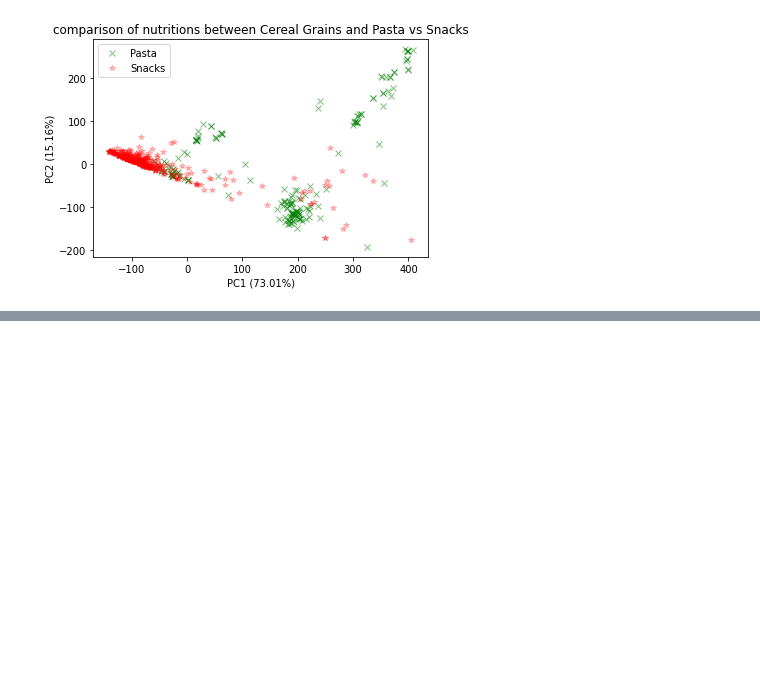
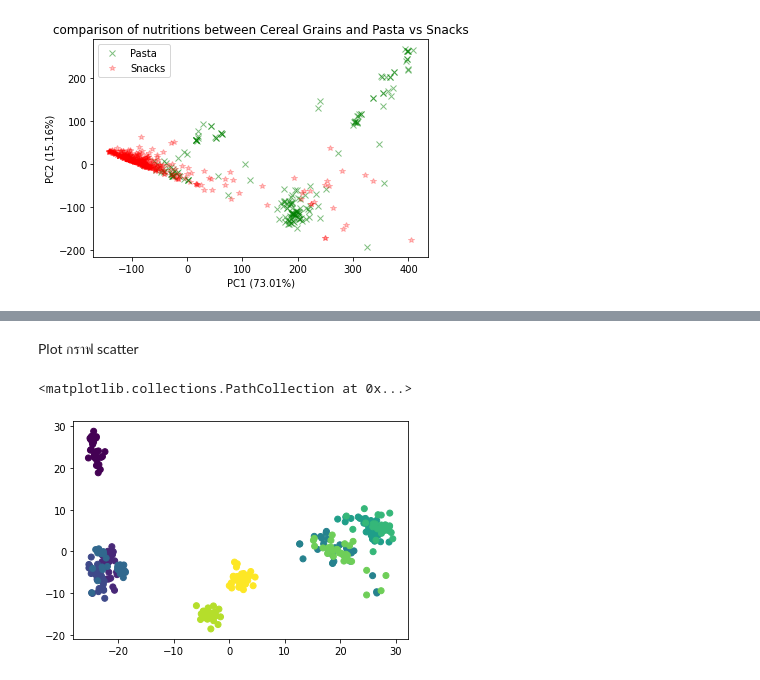
Before and after one commit to Wikanes-k/multivariate, a Jupyter notebook: Exam01.ipynb, the cells around one changed output, grey strips where cells are left out. Saved outputs shown, nothing was run; the diff lists cells and outputs as text; code cells hidden in the pictures; blank space fills up the shorter version.

```diff
--- a/Exam01.ipynb
+++ b/Exam01.ipynb
@@ -349,0 +508,3 @@ plt.ylabel('PC2 (15.16%)');
+# %%
+pca = PCA(n_components=2) #Define  #เลข 2 เพราะกราฟประกอบด้วยแกน X,Y
+new_pca = pca.fit_transform(NewPizza_dropped.to_numpy())  #Fit - Transform
@@ -349,0 +537,3 @@ plt.ylabel('PC2 (15.16%)');
+# %%
+B = set(Pizza_data['brand'])
+B
@@ -349,0 +546,9 @@ plt.ylabel('PC2 (15.16%)');
+# %%
+B_l = list(B)  # แปลงเป็น list
+B_l.sort() # เรียงค่่า สมาชิกจากน้อยไปมาก
+color_list2 = {}
+num = 0
+for each_fg in B_l:
+    if each_fg not in color_list2:
+        color_list2[each_fg] = num
+        num += 1
@@ -349,0 +570,3 @@ plt.ylabel('PC2 (15.16%)');
+# %%
+NewPizza_dropped3 = NewPizza_dropped2.replace(color_list2)
+NewPizza_dropped3  #จากข้อมูลคอลัมน์ brand จะเปลี่ยนเป็น 9 ตัวเลขตั้งแต่ 0-9 นั่นคือนำตัวเลขที่เรากำหนดจาก color_list2 มาแทนตัวอักษรในตาราง
@@ -349,0 +587,2 @@ plt.ylabel('PC2 (15.16%)');
+# %% [markdown]
+Plot กราฟ scatter
@@ -349,0 +591,5 @@ plt.ylabel('PC2 (15.16%)');
+# %%
+plt.scatter(new_pca[:,0],new_pca[:,1],c = NewPizza_dropped3['brand'])
+# %% [output]
+<matplotlib.collections.PathCollection at 0x...>
+[figure, added]
```
Also changed, not shown: parts of 45 cells of this notebook.
